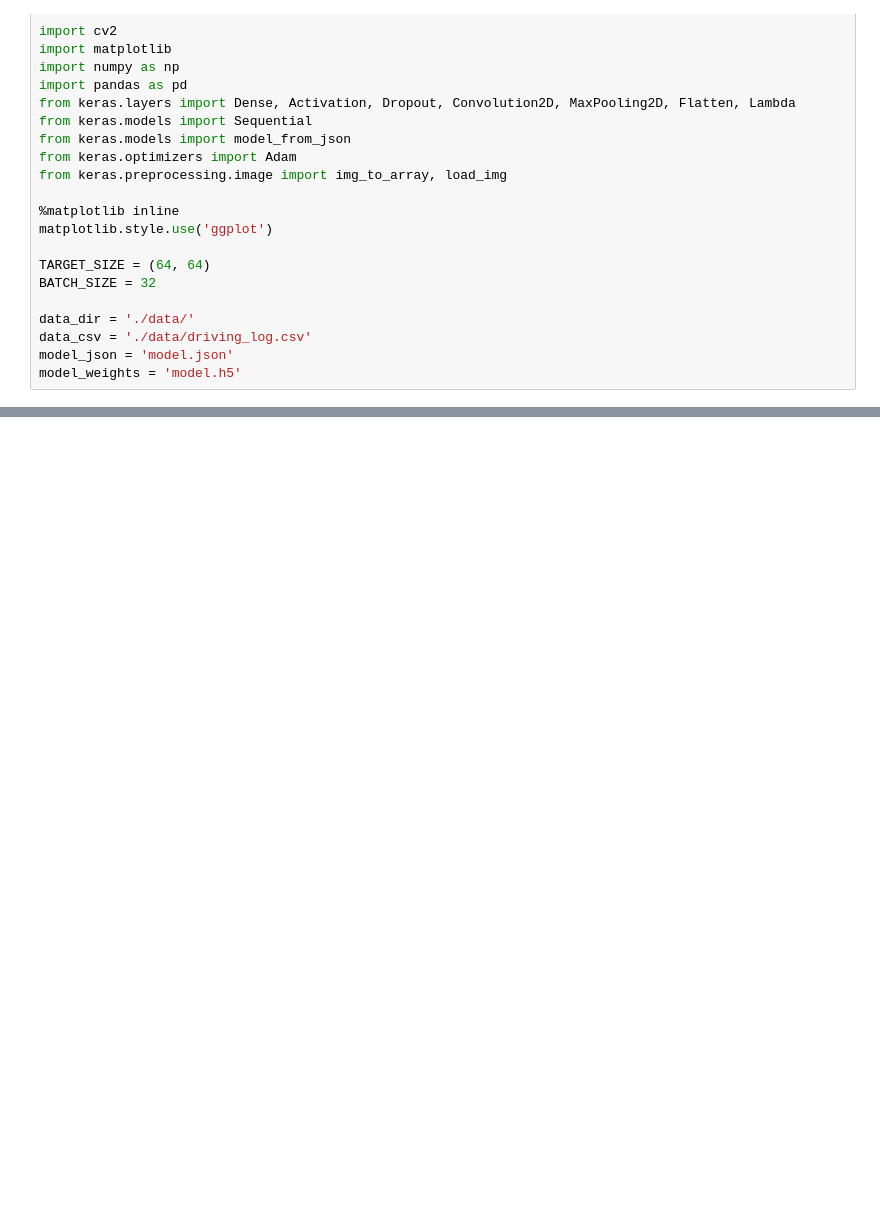
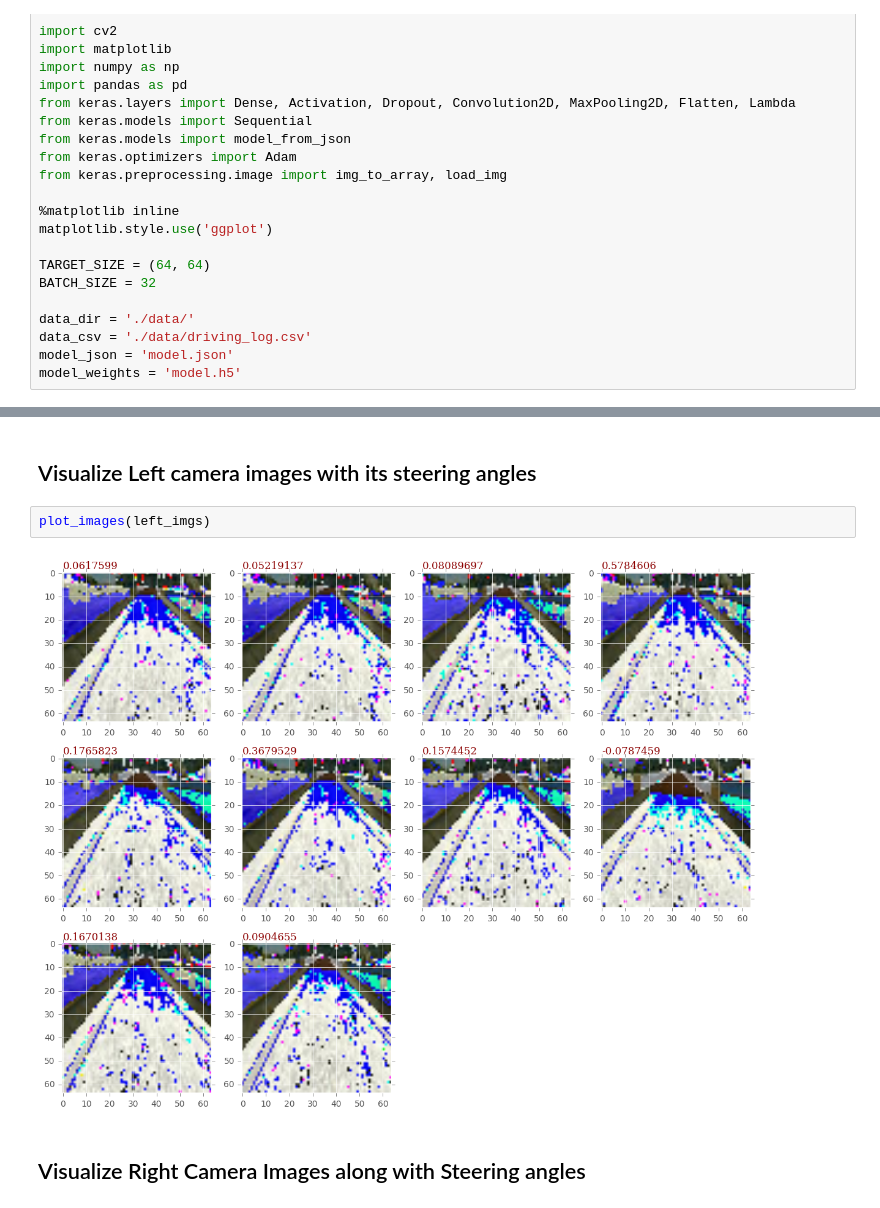
Before and after one commit to a-udacity/Behavioral-cloning-project, a Jupyter notebook: model.ipynb, the cells around one changed output, grey strips where cells are left out. Cells and saved outputs as stored; diff of their text form; blank space fills up the shorter version.

```diff
--- a/model.ipynb
+++ b/model.ipynb
@@ -48,0 +111,8 @@ def pre_process(X):
+# %% [markdown]
+## Visualize Left camera images with its steering angles
+# %%
+plot_images(left_imgs)
+# %% [output]
+[figure, added]
+# %% [markdown]
+## Visualize Right Camera Images along with Steering angles
```
Also changed, not shown: parts of 5 cells of this notebook, 1 other file.
